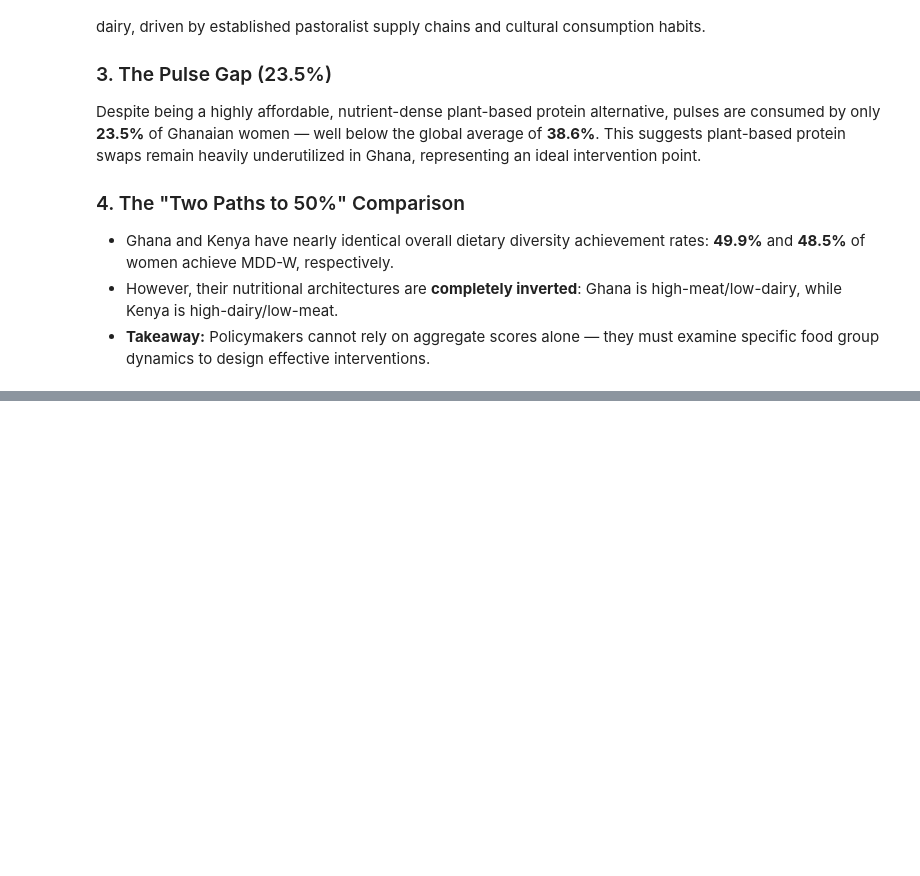
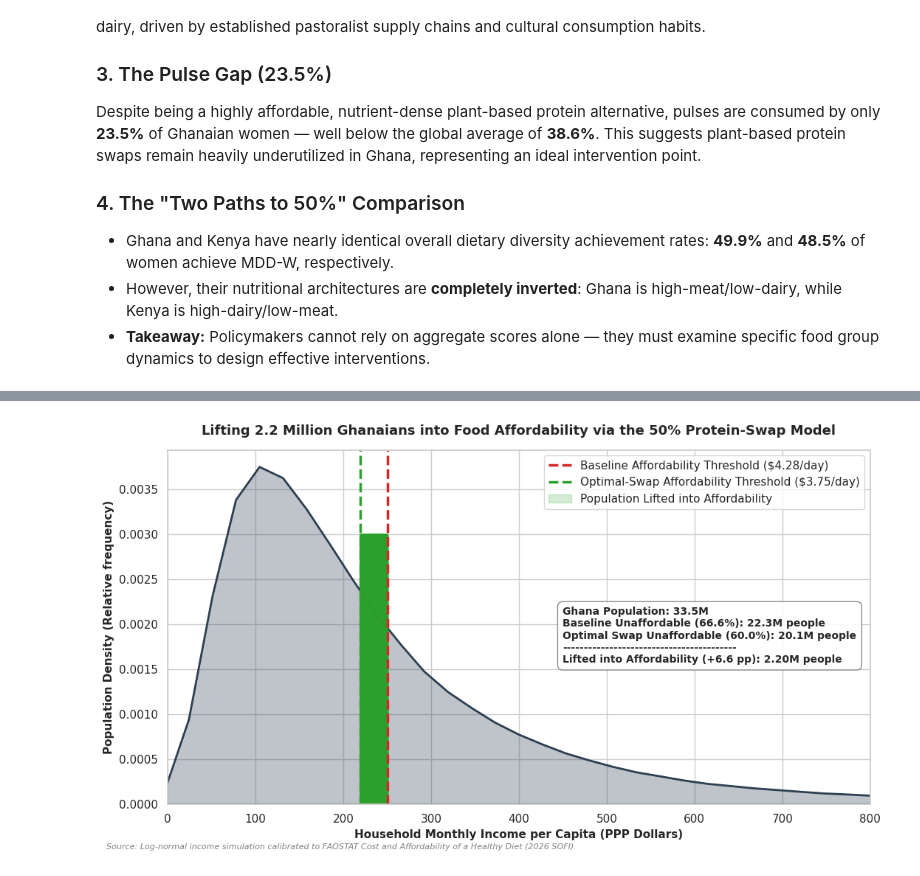
Before and after one commit to Nowshin1077/Women_in_Data_Datathon_Project_2026, a Jupyter notebook: Notebooks/Lucy_EDA/LUCY_FAOSTAT_EDA_MDD_W.ipynb, the cells around one changed output, grey strips where cells are left out. Drawn from its saved outputs; the diff is of its cells as text; code cells hidden in the pictures; blank space fills up the shorter version.

```diff
--- a/Notebooks/Lucy_EDA/LUCY_FAOSTAT_EDA_MDD_W.ipynb
+++ b/Notebooks/Lucy_EDA/LUCY_FAOSTAT_EDA_MDD_W.ipynb
@@ -409,0 +944,77 @@ Despite being a highly affordable, nutrient-dense plant-based protein alternativ
+# %%
+# ==============================================================================
+# COLAB SCRIPT: Ghana Diet Affordability & Income Shift Model
+# ==============================================================================
+import numpy as np
+import pandas as pd
+import matplotlib.pyplot as plt
+import seaborn as sns
+
+# Set publication quality styling
+sns.set_theme(style='whitegrid', palette='colorblind', font='DejaVu Sans')
+
+# 1. PARAMETERS & CALIBRATION (Grounded in FAOSTAT & UN SOFI 2026)
+POPULATION = 33500000          # Population of Ghana
+COST_BASELINE = 4.28           # Baseline healthy diet cost: $4.28 PPP/day
+COST_SWAP = 3.75               # Post-swap healthy diet cost: $3.75 PPP/day
+
+# Standard FAO affordability threshold (unaffordable if cost > 52% of household income)
+threshold_baseline = (COST_BASELINE * 30.4) / 0.52  # $250.21 PPP/month per capita
+threshold_swap = (COST_SWAP * 30.4) / 0.52          # $219.23 PPP/month per capita
+
+# Calibrate a Log-Normal income distribution to match Africa's 66.6% baseline unaffordability rate
+sigma = 0.75  # Gini coefficient proxy
+mu = np.log(threshold_baseline) - (0.429 * sigma)
+
+np.random.seed(42)
+incomes = np.random.lognormal(mean=mu, sigma=sigma, size=100000)
+
+# Calculate simulated affordability shifts
+unable_baseline = np.mean(incomes < threshold_baseline) * 100
+unable_swap = np.mean(incomes < threshold_swap) * 100
+people_saved = (unable_baseline - unable_swap) / 100 * POPULATION
+
+print(f"--- Ghana Diet Affordability Simulation ---")
+print(f"Baseline Unaffordable: {unable_baseline:.2f}% ({unable_baseline/100*POPULATION/1e6:.2f}M people)")
+print(f"Post-Swap Unaffordable: {unable_swap:.2f}% ({unable_swap/100*POPULATION/1e6:.2f}M people)")
+print(f"Net Population Saved: {people_saved:,.0f} (+{unable_baseline - unable_swap:.2f} pp shift)")
+
+# 2. GENERATE VISUALIZATION
+fig, ax = plt.subplots(figsize=(11, 6))
+
+# Plot the income distribution curve (KDE)
+sns.kdeplot(incomes, fill=True, color='#2C3E50', alpha=0.3, linewidth=2, ax=ax)
+
+# Draw vertical lines for the thresholds
+ax.axvline(x=threshold_baseline, color='#D62728', linestyle='--', linewidth=2.5,
+           label=f'Baseline Affordability Threshold (${COST_BASELINE}/day)')
+ax.axvline(x=threshold_swap, color='#2CA02C', linestyle='--', linewidth=2.5,
+           label=f'Optimal-Swap Affordability Threshold (${COST_SWAP}/day)')
+
+# Highlight population shifted
+ax.fill_between(incomes, 0, 0.003, where=(incomes >= threshold_swap) & (incomes < threshold_baseline),
+                color='#2CA02C', alpha=0.2, label='Population Lifted into Affordability')
+
+# Formatting
+ax.set_xlim(0, 800)
+ax.set_title(f"Lifting {people_saved/1e6:.1f} Million Ghanaians into Food Affordability via the 50% Protein-Swap Model", fontsize=13, fontweight='bold', pad=15)
+ax.set_xlabel("Household Monthly Income per Capita (PPP Dollars)", fontsize=11, fontweight='bold')
+ax.set_ylabel("Population Density (Relative frequency)", fontsize=11, fontweight='bold')
+ax.legend(loc='upper right', frameon=True)
+
+# Annotate with statistics box
+stats_text = (
+    f"Ghana Population: {POPULATION/1e6:.1f}M\n"
+    f"Baseline Unaffordable ({unable_baseline:.1f}%): {unable_baseline/100*POPULATION/1e6:.1f}M people\n"
+    f"Optimal Swap Unaffordable ({unable_swap:.1f}%): {unable_swap/100*POPULATION/1e6:.1f}M people\n"
+    f"-----------------------------------------\n"
+    f"Lifted into Affordability (+{unable_baseline-unable_swap:.1f} pp): {people_saved/1e6:.2f}M people"
+)
+ax.text(450, ax.get_ylim()[1]*0.4, stats_text, fontsize=10, fontweight='bold',
+        bbox=dict(boxstyle="round,pad=0.5", fc="white", ec="gray", alpha=0.9))
+
+plt.figtext(0.02, 0.01, 'Source: Log-normal income simulation calibrated to FAOSTAT Cost and Affordability of a Healthy Diet (2026 SOFI).',
+            fontsize=8, color='gray', style='italic')
+plt.tight_layout()
+plt.show()
+# %% [output]
@@ -409,0 +1025 @@ Despite being a highly affordable, nutrient-dense plant-based protein alternativ
+[figure, added]
```
Also changed, not shown: parts of 9 cells of this notebook.
